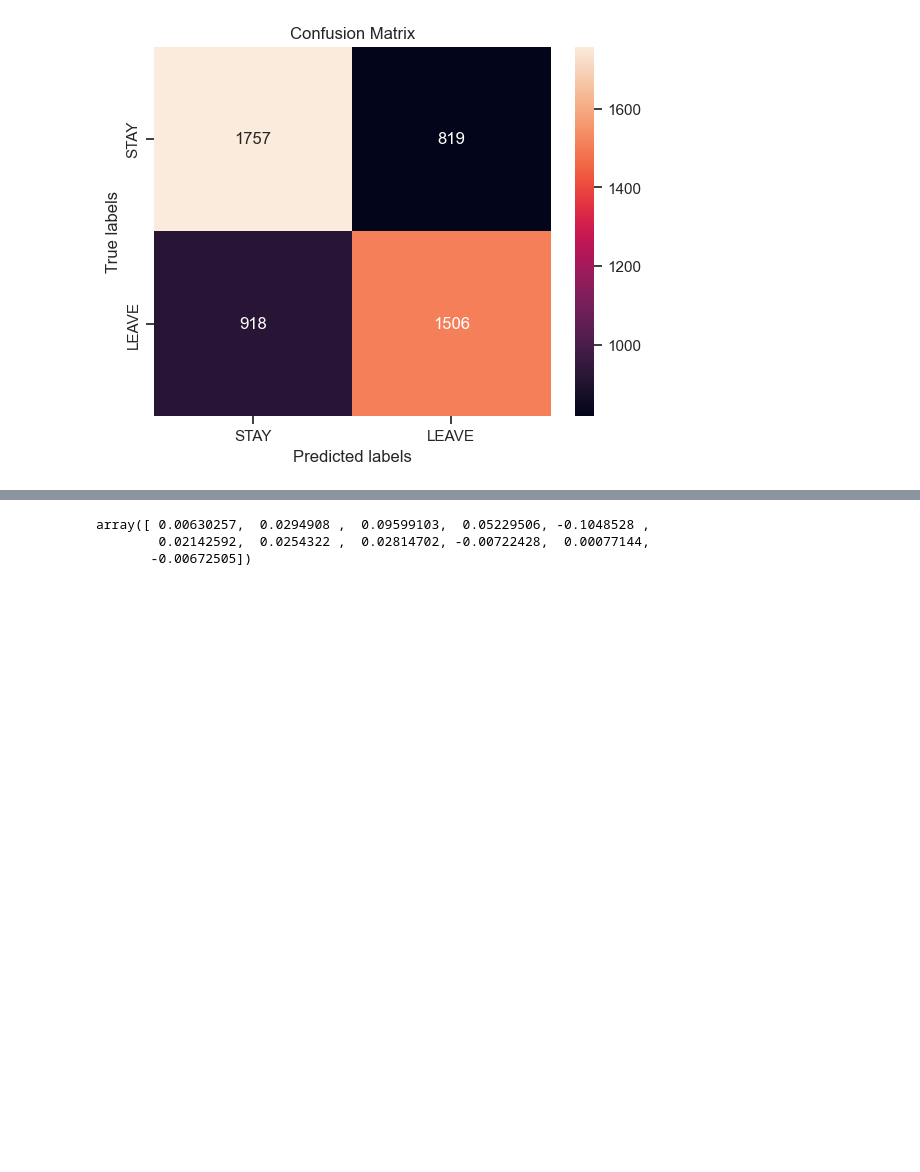
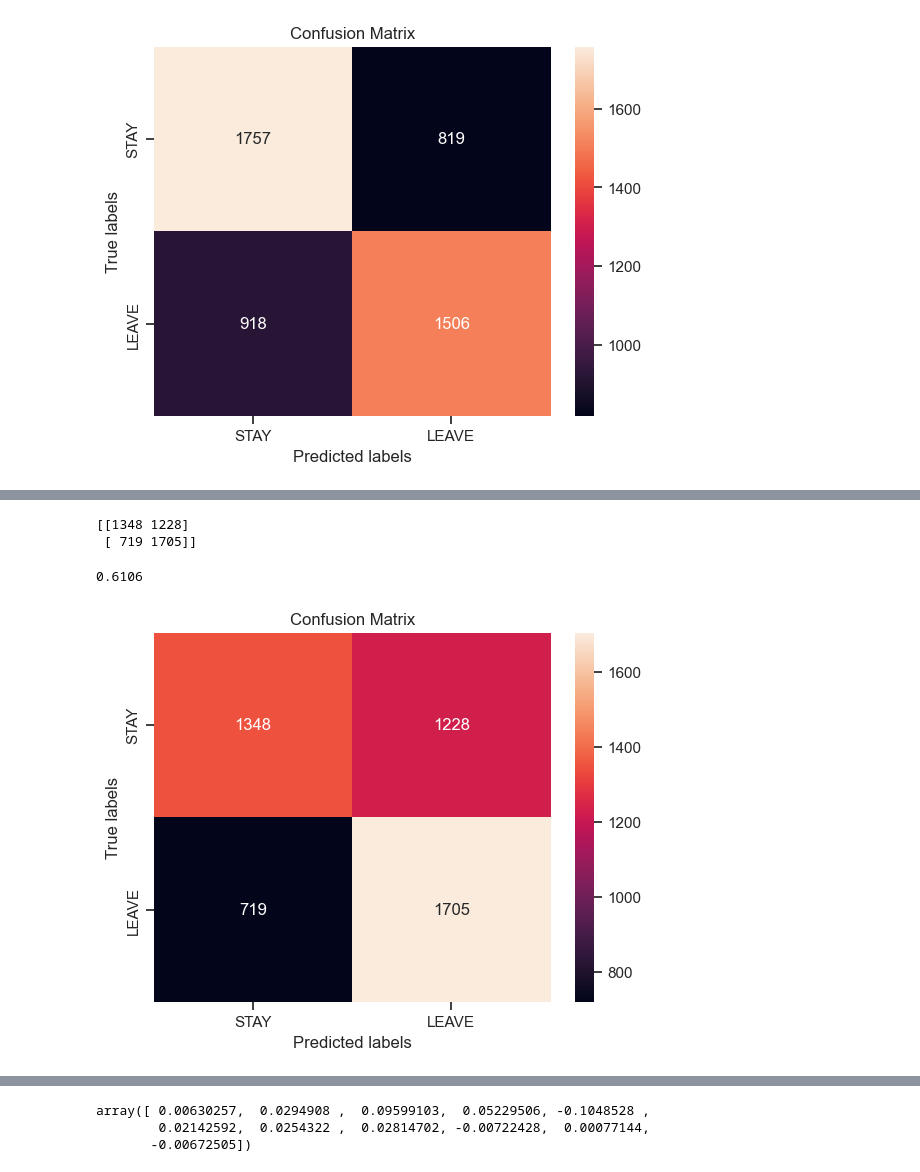
Before and after one commit to kwhychange/TIM147, a Jupyter notebook: customerchurn.ipynb, the cells around one changed output, grey strips where cells are left out. Cells and saved outputs as stored; diff of their text form; code cells hidden in the pictures; blank space fills up the shorter version.

```diff
--- a/customerchurn.ipynb
+++ b/customerchurn.ipynb
@@ -367,3 +414,21 @@ nax.xaxis.set_ticklabels(['STAY', 'LEAVE']); nax.yaxis.set_ticklabels(['STAY', '
+# %%
+kmcm = confusion_matrix(Y_Test, y_kmeans)
+print(kmcm)
+accuracy_score(Y_Test, y_kmeans)
+# %% [output]
+[[1348 1228]
+ [ 719 1705]]
+0.6106
+# %%
+kmax= plt.subplot()
+sns.heatmap(kmcm, annot=True, fmt='g', ax=kmax);  #annot=True to annotate cells, ftm='g' to disable scientific notation
+
+# labels, title and ticks
+kmax.set_xlabel('Predicted labels');kmax.set_ylabel('True labels');
+kmax.set_title('Confusion Matrix');
+kmax.xaxis.set_ticklabels(['STAY', 'LEAVE']); kmax.yaxis.set_ticklabels(['STAY', 'LEAVE']);
+# %% [output]
+[figure, added]
 # %%
 fpr, tpr, _ = metrics.roc_curve(Y_Test, Y_Pred)
 auc = round(metrics.roc_auc_score(Y_Test, Y_Pred), 4)
```
Also changed, not shown: parts of 11 cells of this notebook.
